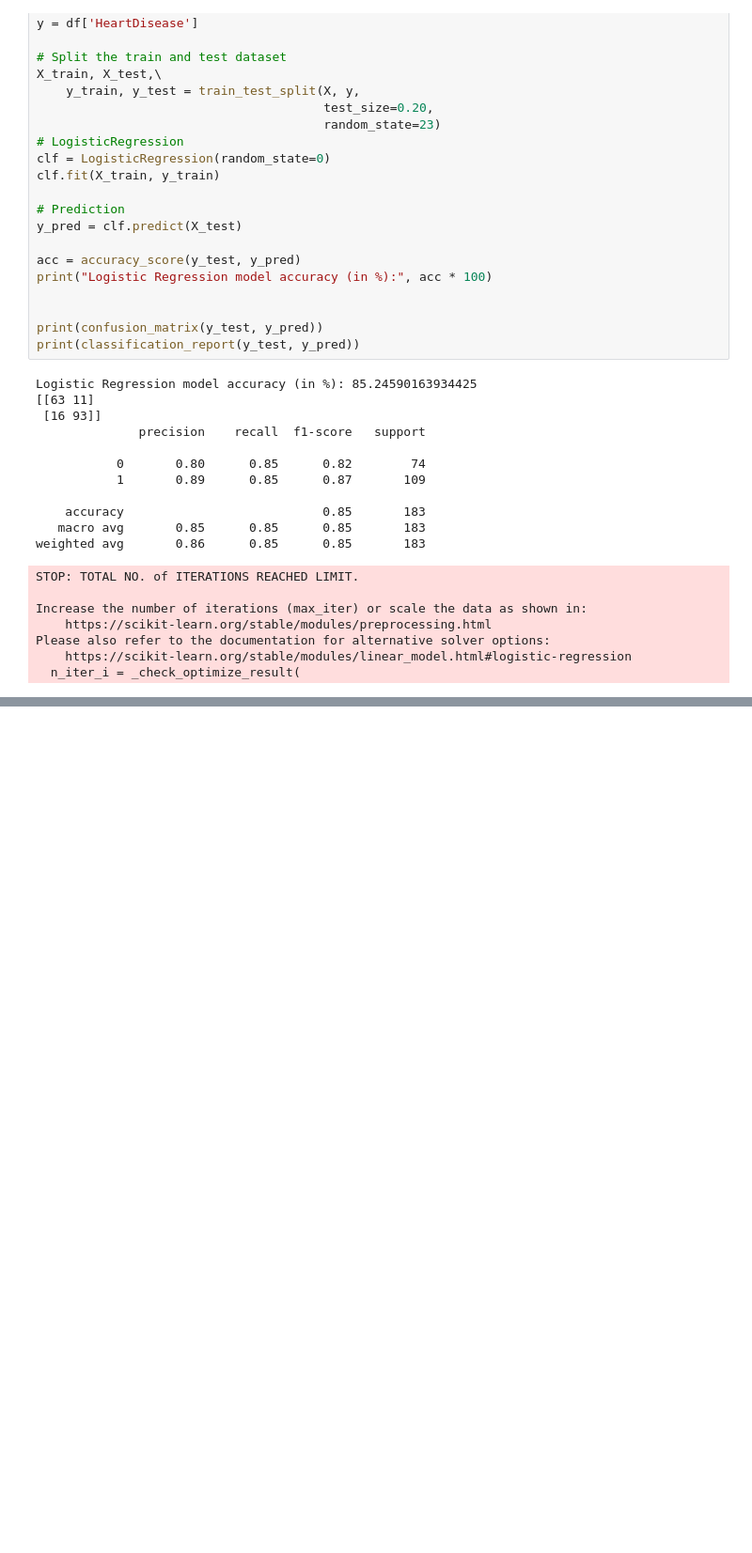
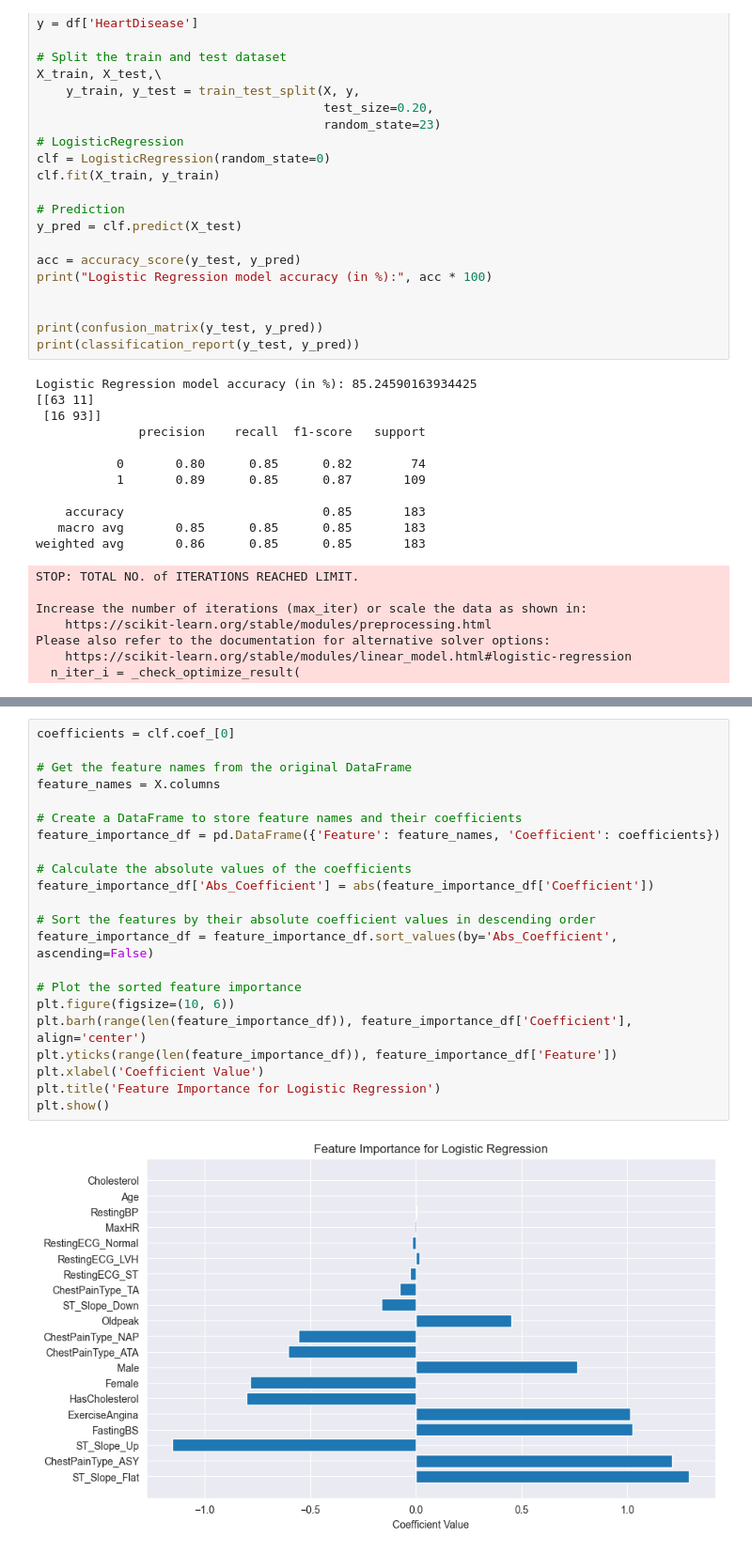
Before and after one commit to johnnybakker/HeartFailureCase, a Jupyter notebook: model-logistic-regressie.ipynb, the cells around one changed output, grey strips where cells are left out. Shown at 94% size. Cells and saved outputs as stored; diff of their text form; blank space fills up the shorter version.

```diff
--- a/model-logistic-regressie.ipynb
+++ b/model-logistic-regressie.ipynb
@@ -65,0 +82,24 @@ Please also refer to the documentation for alternative solver options:
+# %%
+coefficients = clf.coef_[0]
+
+# Get the feature names from the original DataFrame
+feature_names = X.columns
+
+# Create a DataFrame to store feature names and their coefficients
+feature_importance_df = pd.DataFrame({'Feature': feature_names, 'Coefficient': coefficients})
+
+# Calculate the absolute values of the coefficients
+feature_importance_df['Abs_Coefficient'] = abs(feature_importance_df['Coefficient'])
+
+# Sort the features by their absolute coefficient values in descending order
+feature_importance_df = feature_importance_df.sort_values(by='Abs_Coefficient', ascending=False)
+
+# Plot the sorted feature importance
+plt.figure(figsize=(10, 6))
+plt.barh(range(len(feature_importance_df)), feature_importance_df['Coefficient'], align='center')
+plt.yticks(range(len(feature_importance_df)), feature_importance_df['Feature'])
+plt.xlabel('Coefficient Value')
+plt.title('Feature Importance for Logistic Regression')
+plt.show()
+# %% [output]
+[figure, added]
```
Also changed, not shown: parts of 2 cells of this notebook, 4 other files.
